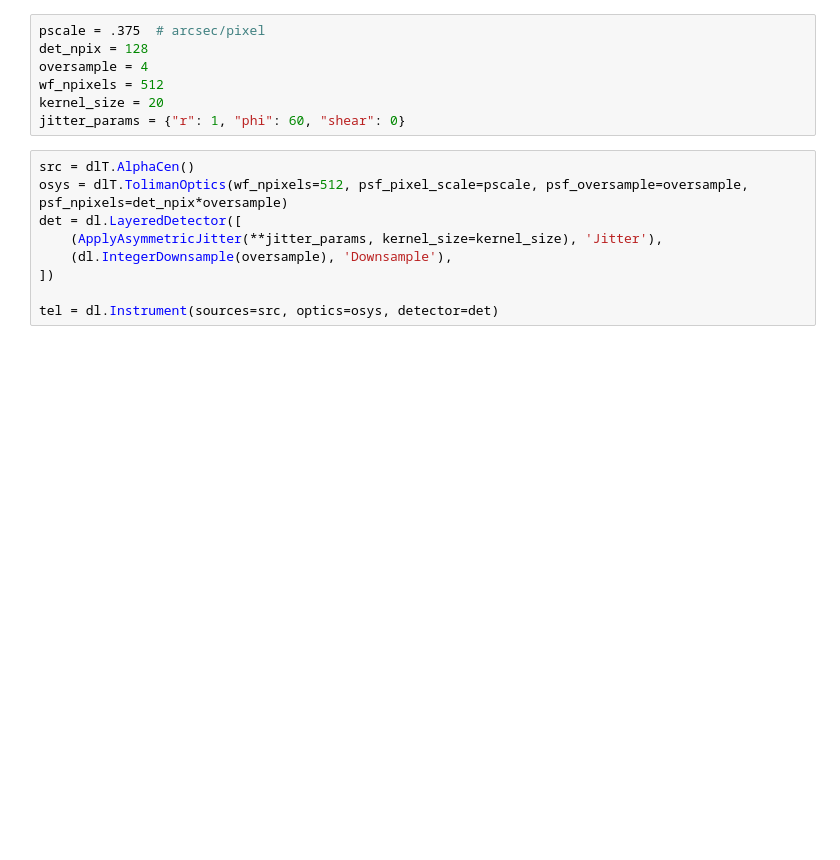
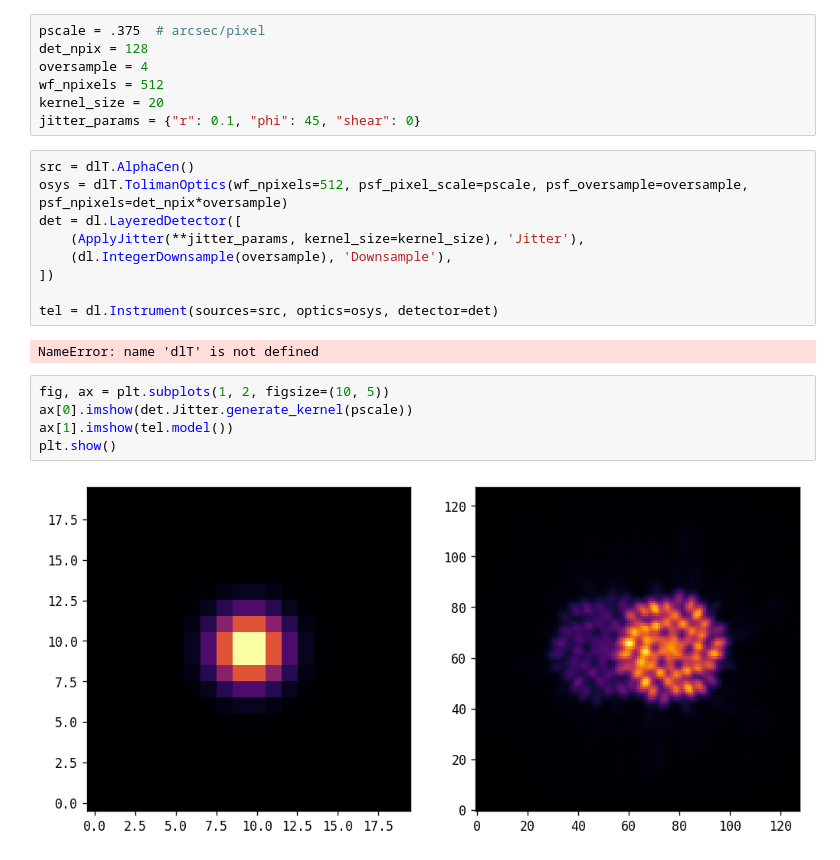
Before and after one commit to maxecharles/toliman-phd, a Jupyter notebook: main.ipynb, the cells around one changed output. Cells and saved outputs as stored; diff of their text form; blank space fills up the shorter version.

```diff
--- a/main.ipynb
+++ b/main.ipynb
@@ -26,16 +26,25 @@ det_npix = 128
 oversample = 4
 wf_npixels = 512
 kernel_size = 20
-jitter_params = {"r": 1, "phi": 60, "shear": 0}
+jitter_params = {"r": 0.1, "phi": 45, "shear": 0}
 # %%
 src = dlT.AlphaCen()
 osys = dlT.TolimanOptics(wf_npixels=512, psf_pixel_scale=pscale, psf_oversample=oversample, psf_npixels=det_npix*oversample)
 det = dl.LayeredDetector([
-    (ApplyAsymmetricJitter(**jitter_params, kernel_size=kernel_size), 'Jitter'),
+    (ApplyJitter(**jitter_params, kernel_size=kernel_size), 'Jitter'),
     (dl.IntegerDownsample(oversample), 'Downsample'),
 ])
 
 tel = dl.Instrument(sources=src, optics=osys, detector=det)
+# %% [output]
+NameError: name 'dlT' is not defined
+# %%
+fig, ax = plt.subplots(1, 2, figsize=(10, 5))
+ax[0].imshow(det.Jitter.generate_kernel(pscale))
+ax[1].imshow(tel.model())
+plt.show()
+# %% [output]
+[figure, added]
 # %%
 PSF = tel.model()
 
```
Also changed, not shown: parts of 2 cells of this notebook, 6 other files.
